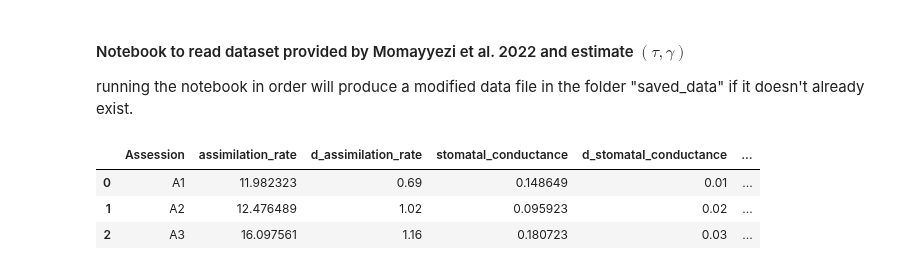
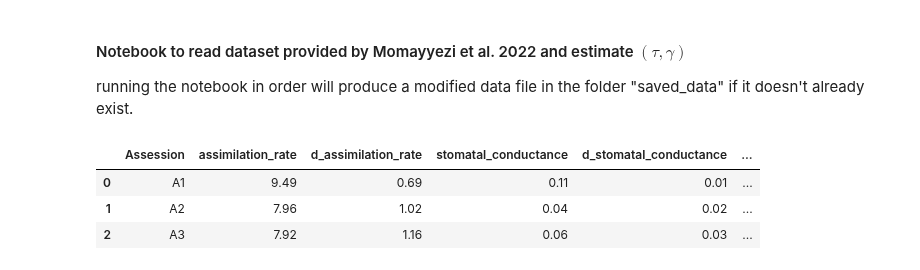
Before and after one commit to andreas-stillits/CarbonFixationModel1D, a Jupyter notebook: data/scripts/datareader_Momayyezi2022.ipynb, the cells around one changed output. Drawn from its saved outputs; the diff is of its cells as text; code cells hidden in the pictures.

```diff
--- a/data/scripts/datareader_Momayyezi2022.ipynb
+++ b/data/scripts/datareader_Momayyezi2022.ipynb
@@ -5,22 +5,22 @@ running the notebook in order will produce a modified data file in the folder "s
 # %%
 import numpy as np
 import pandas as pd
 import sys
 sys.path.append('../../modules/')
 import estimator as est
 
 df_dehydrated = pd.read_csv('../raw_data/dehydrated_dataset_Momayyezi_et_al_2022.csv', decimal=',', sep=';')
 df_watered = pd.read_csv('../raw_data/watered_dataset_Momayyezi_et_al_2022.csv', decimal=',', sep=';')
 
 # Data provided by Momayyezi et al. 2022
 # DOI: https://doi.org/10.1111/pce.14287
 
-df_watered.head(3)
+df_dehydrated.head(3)
 # %% [output]
 |  | Assession | assimilation_rate | d_assimilation_rate | stomatal_conductance | d_stomatal_conductance | ... |
-| 0 | A1 | 11.982323 | 0.69 | 0.148649 | 0.01 | ... |
-| 1 | A2 | 12.476489 | 1.02 | 0.095923 | 0.02 | ... |
-| 2 | A3 | 16.097561 | 1.16 | 0.180723 | 0.03 | ... |
+| 0 | A1 | 9.49 | 0.69 | 0.11 | 0.01 | ... |
+| 1 | A2 | 7.96 | 1.02 | 0.04 | 0.02 | ... |
+| 2 | A3 | 7.92 | 1.16 | 0.06 | 0.03 | ... |
 # %%
 for df in [df_dehydrated, df_watered]:
     # since dataset doesn't include substomatal conc. Ci explicitly, we calculate it as Ci = Ca - An/gs
```
Also changed, not shown: 6 other files.
